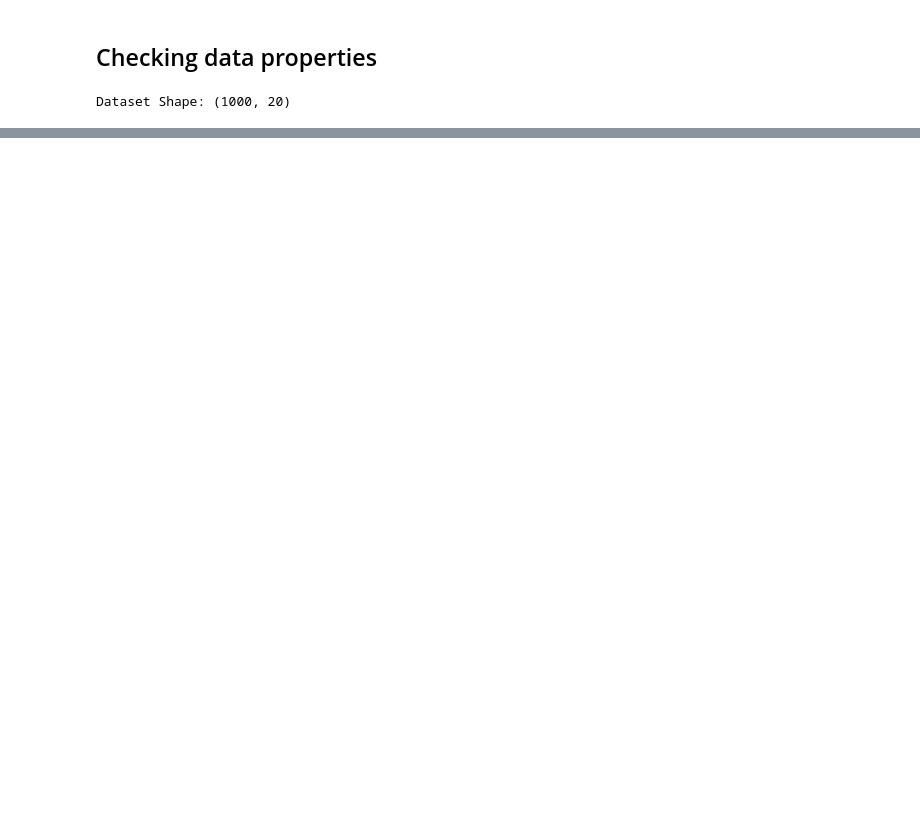
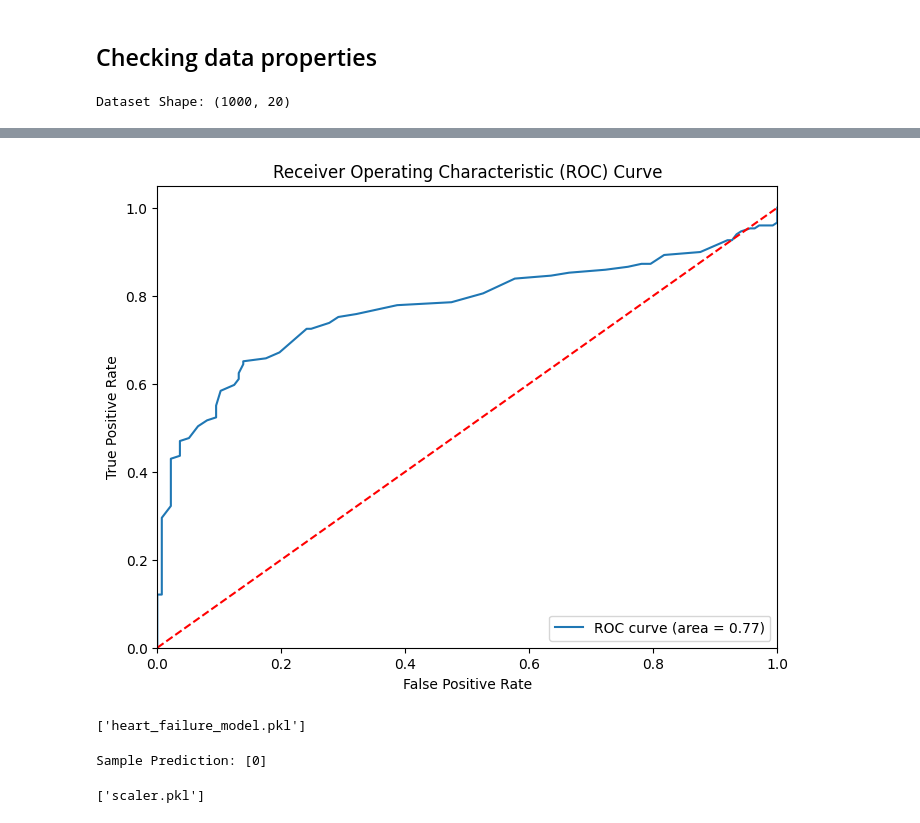
Before and after one commit to Phionanamugga/Heart_Failure_ReAdmission_Predicition, a Jupyter notebook: readmission.ipynb, the cells around one changed output, grey strips where cells are left out. Drawn from its saved outputs; the diff is of its cells as text; code cells hidden in the pictures; blank space fills up the shorter version.

```diff
--- a/readmission.ipynb
+++ b/readmission.ipynb
@@ -146,0 +260,24 @@ def train_model(X, y):
+# %%
+# Visualizing the ROC Curve
+from sklearn.metrics import roc_curve, auc
+y_pred_proba = rf.predict_proba(X_test)[:, 1]
+fpr, tpr, thresholds = roc_curve(y_test, y_pred_proba)
+roc_auc = auc(fpr, tpr)
+plt.figure(figsize=(8, 6))
+plt.plot(fpr, tpr, label='ROC curve (area = {:.2f})'.format(roc_auc))
+plt.plot([0, 1], [0, 1], 'r--')
+plt.xlim([0.0, 1.0])
+plt.ylim([0.0, 1.05])
+plt.xlabel('False Positive Rate')
+plt.ylabel('True Positive Rate')
+plt.title('Receiver Operating Characteristic (ROC) Curve')
+plt.legend(loc='lower right')
+plt.show()
+# %% [output]
+[figure, added]
+# %%
+# Saving the model
+import joblib
+joblib.dump(rf, 'heart_failure_model.pkl')
+# %% [output]
+['heart_failure_model.pkl']
@@ -146,0 +287,12 @@ def train_model(X, y):
+# %%
+# Making predictions with the loaded model
+sample_data = X_test[0].reshape(1, -1)
+sample_prediction = loaded_model.predict(sample_data)
+print("Sample Prediction:", sample_prediction)
+# %% [output]
+Sample Prediction: [0]
+# %%
+# Saving the scaler
+joblib.dump(scaler, 'scaler.pkl')
+# %% [output]
+['scaler.pkl']
```
Also changed, not shown: parts of 36 cells of this notebook.
